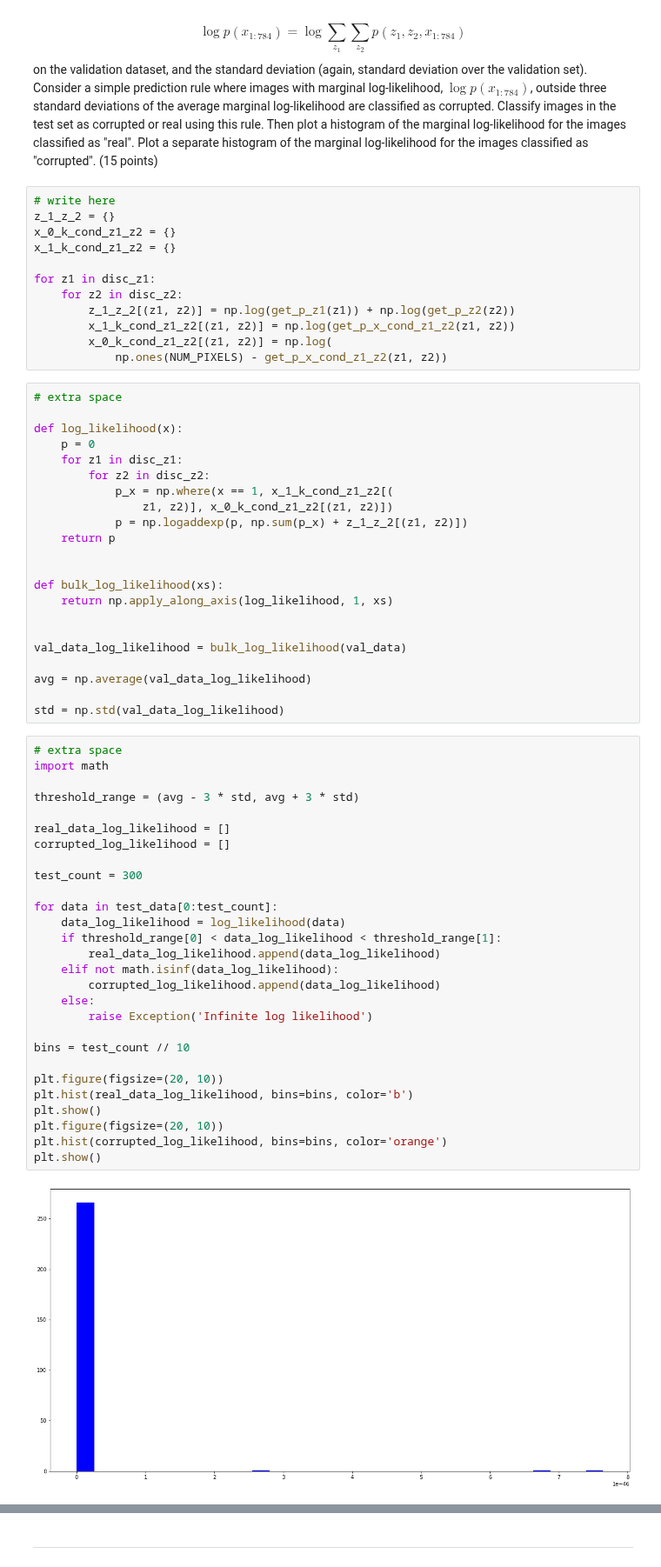
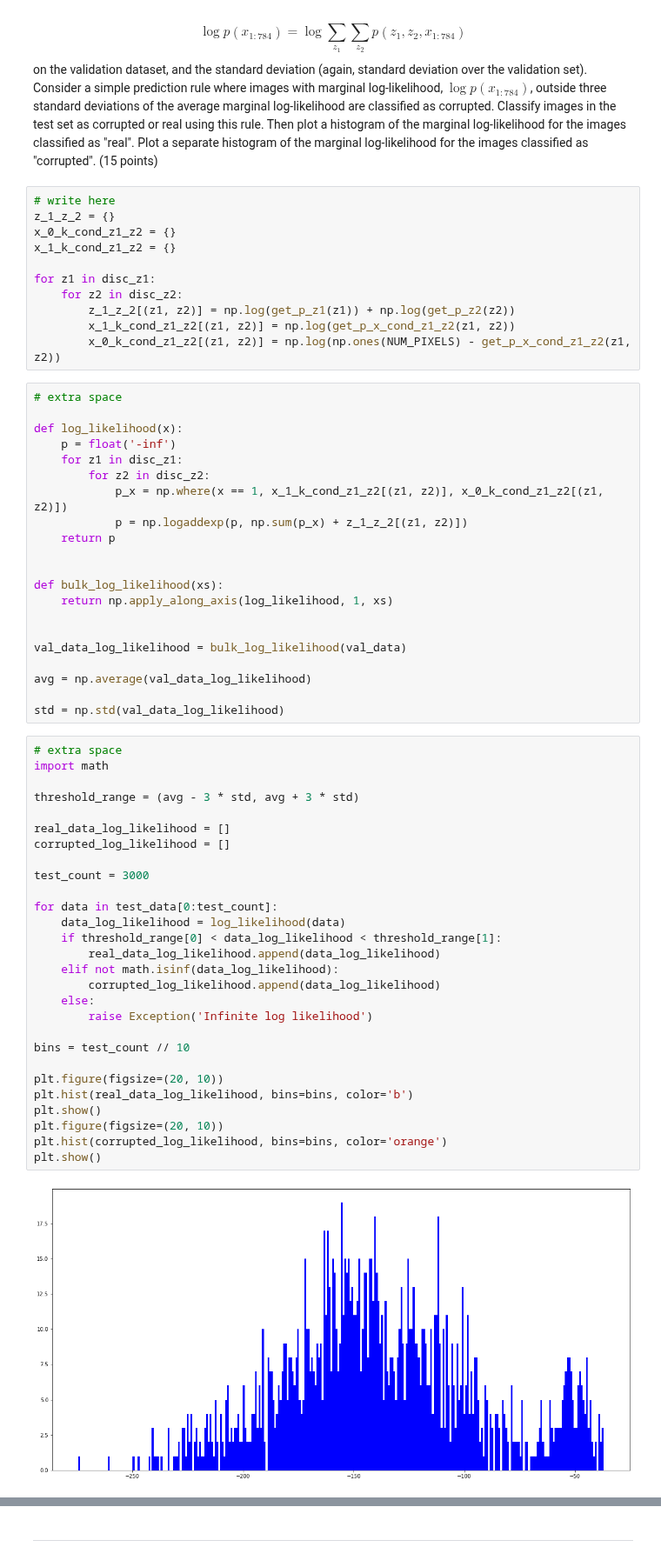
Before and after one commit to Parsa2820/ai-projects, a Jupyter notebook: projects/3/Practical/questions.ipynb, the cells around one changed output, grey strips where cells are left out. Shown at 87% size. Drawn from its saved outputs; the diff is of its cells as text.

```diff
--- a/projects/3/Practical/questions.ipynb
+++ b/projects/3/Practical/questions.ipynb
@@ -257,17 +257,15 @@ for z1 in disc_z1:
     for z2 in disc_z2:
         z_1_z_2[(z1, z2)] = np.log(get_p_z1(z1)) + np.log(get_p_z2(z2))
         x_1_k_cond_z1_z2[(z1, z2)] = np.log(get_p_x_cond_z1_z2(z1, z2))
-        x_0_k_cond_z1_z2[(z1, z2)] = np.log(
-            np.ones(NUM_PIXELS) - get_p_x_cond_z1_z2(z1, z2))
+        x_0_k_cond_z1_z2[(z1, z2)] = np.log(np.ones(NUM_PIXELS) - get_p_x_cond_z1_z2(z1, z2))
 # %%
 # extra space
 
 def log_likelihood(x):
-    p = 0
+    p = float('-inf')
     for z1 in disc_z1:
         for z2 in disc_z2:
-            p_x = np.where(x == 1, x_1_k_cond_z1_z2[(
-                z1, z2)], x_0_k_cond_z1_z2[(z1, z2)])
+            p_x = np.where(x == 1, x_1_k_cond_z1_z2[(z1, z2)], x_0_k_cond_z1_z2[(z1, z2)])
             p = np.logaddexp(p, np.sum(p_x) + z_1_z_2[(z1, z2)])
     return p
 
@@ -284,30 +282,30 @@ std = np.std(val_data_log_likelihood)
 # %%
 # extra space
 import math
 
 threshold_range = (avg - 3 * std, avg + 3 * std)
 
 real_data_log_likelihood = []
 corrupted_log_likelihood = []
 
-test_count = 300
+test_count = 3000
 
 for data in test_data[0:test_count]:
     data_log_likelihood = log_likelihood(data)
     if threshold_range[0] < data_log_likelihood < threshold_range[1]:
         real_data_log_likelihood.append(data_log_likelihood)
     elif not math.isinf(data_log_likelihood):
         corrupted_log_likelihood.append(data_log_likelihood)
     else:
         raise Exception('Infinite log likelihood')
 
 bins = test_count // 10
 
 plt.figure(figsize=(20, 10))
 plt.hist(real_data_log_likelihood, bins=bins, color='b')
 plt.show()
 plt.figure(figsize=(20, 10))
 plt.hist(corrupted_log_likelihood, bins=bins, color='orange')
 plt.show()
 # %% [output]
-[figure, old version]
+[figure, new version]
```
Also changed, not shown: parts of 7 cells of this notebook, 2 other files.
